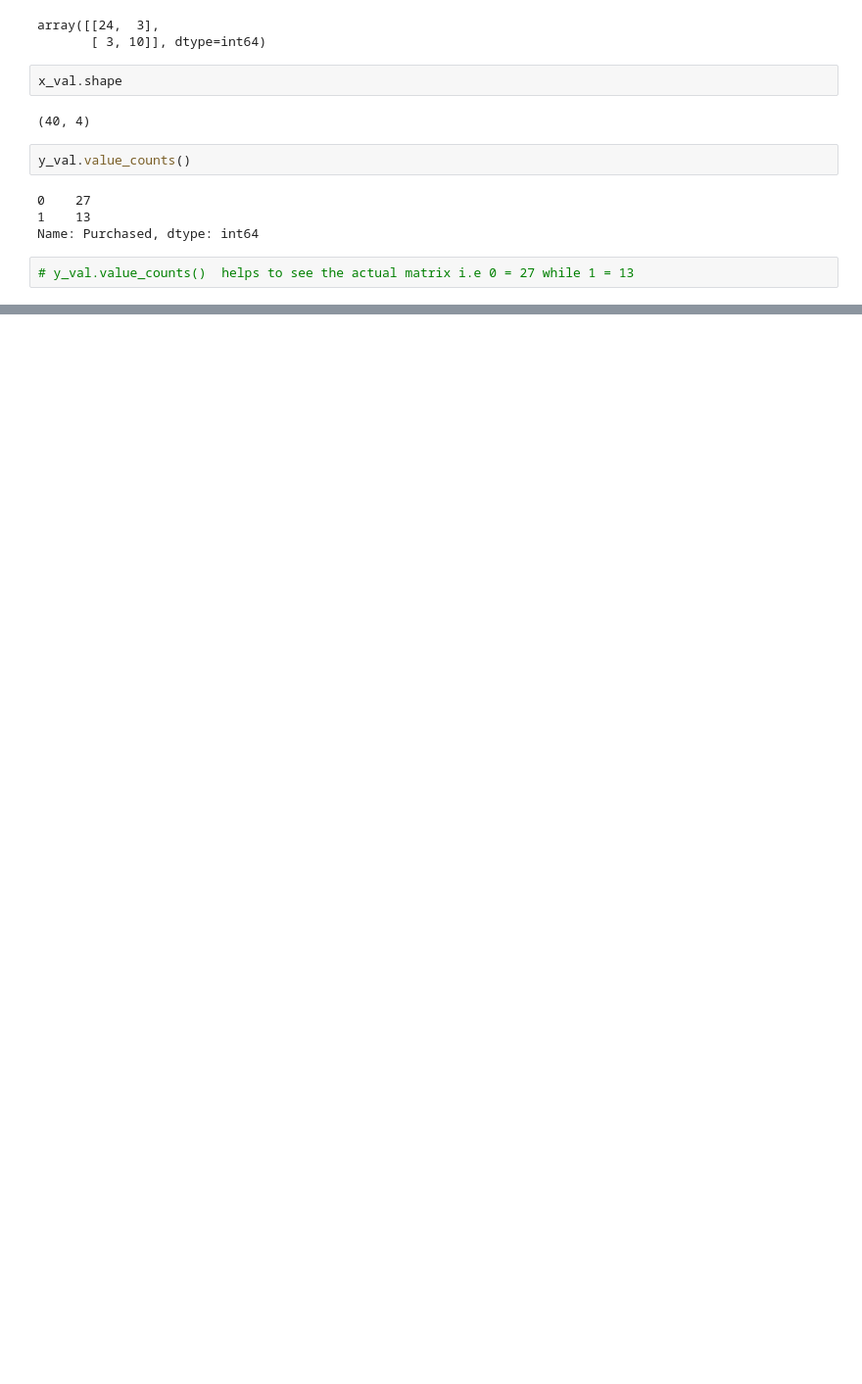
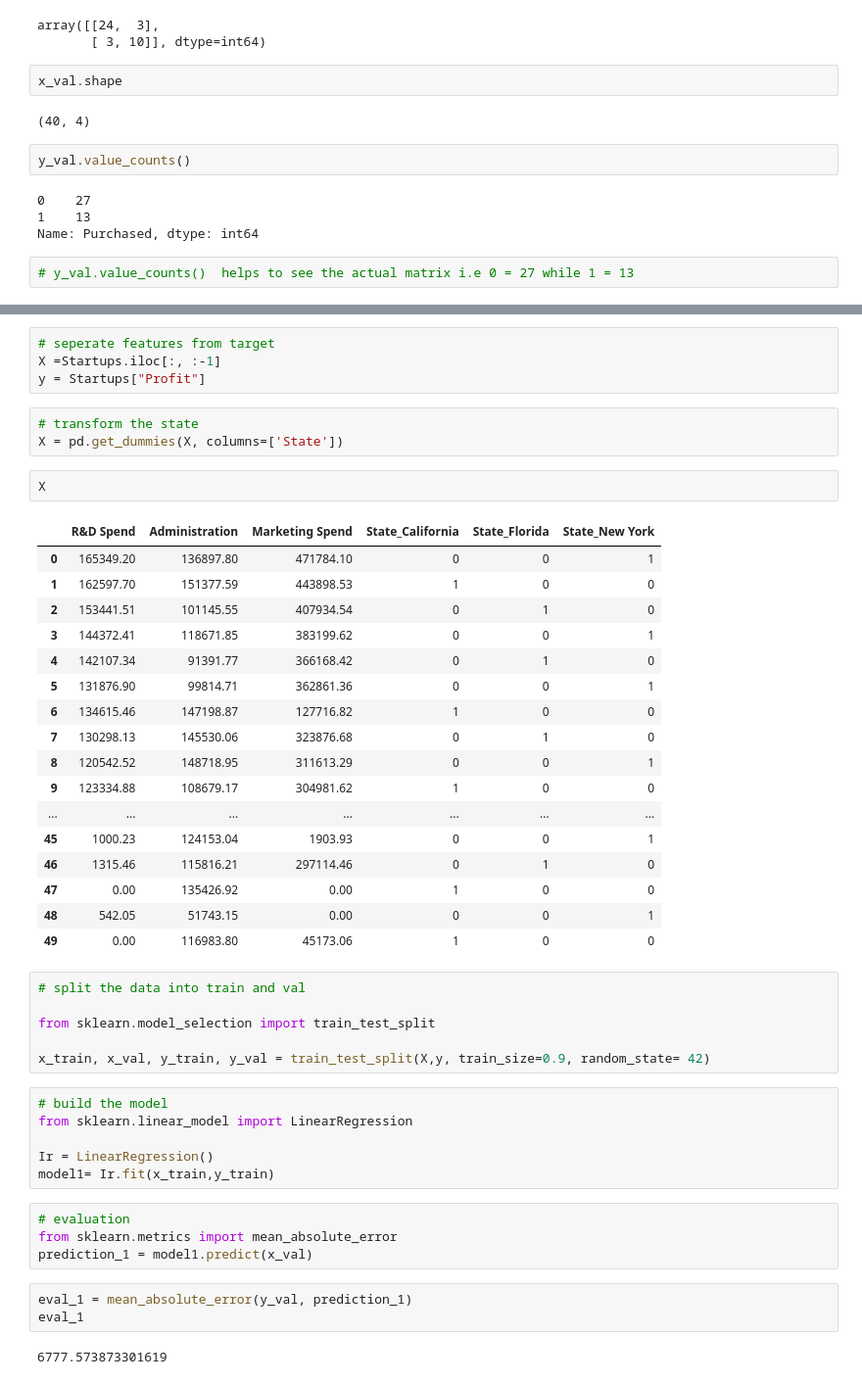
Before and after one commit to KennethAgbo/Introduction-to-Machine-Learning, a Jupyter notebook: Introduction to Machine Learning Notebook.ipynb, the cells around one changed output, grey strips where cells are left out. Shown: that part at 98% size. Saved outputs shown, nothing was run; the diff lists cells and outputs as text; blank space fills up the shorter version.

```diff
--- a/Introduction to Machine Learning Notebook.ipynb
+++ b/Introduction to Machine Learning Notebook.ipynb
@@ -198,0 +257,48 @@ Name: Purchased, dtype: int64
+# %%
+# seperate features from target
+X =Startups.iloc[:, :-1]
+y = Startups["Profit"]
+# %%
+# transform the state
+X = pd.get_dummies(X, columns=['State'])
+# %%
+X
+# %% [output]
+|  | R&D Spend | Administration | Marketing Spend | State_California | State_Florida | State_New York |
+| 0 | 165349.20 | 136897.80 | 471784.10 | 0 | 0 | 1 |
+| 1 | 162597.70 | 151377.59 | 443898.53 | 1 | 0 | 0 |
+| 2 | 153441.51 | 101145.55 | 407934.54 | 0 | 1 | 0 |
+| 3 | 144372.41 | 118671.85 | 383199.62 | 0 | 0 | 1 |
+| 4 | 142107.34 | 91391.77 | 366168.42 | 0 | 1 | 0 |
+| 5 | 131876.90 | 99814.71 | 362861.36 | 0 | 0 | 1 |
+| 6 | 134615.46 | 147198.87 | 127716.82 | 1 | 0 | 0 |
+| 7 | 130298.13 | 145530.06 | 323876.68 | 0 | 1 | 0 |
+| 8 | 120542.52 | 148718.95 | 311613.29 | 0 | 0 | 1 |
+| 9 | 123334.88 | 108679.17 | 304981.62 | 1 | 0 | 0 |
+| ... | ... | ... | ... | ... | ... | ... |
+| 45 | 1000.23 | 124153.04 | 1903.93 | 0 | 0 | 1 |
+| 46 | 1315.46 | 115816.21 | 297114.46 | 0 | 1 | 0 |
+| 47 | 0.00 | 135426.92 | 0.00 | 1 | 0 | 0 |
+| 48 | 542.05 | 51743.15 | 0.00 | 0 | 0 | 1 |
+| 49 | 0.00 | 116983.80 | 45173.06 | 1 | 0 | 0 |
+# %%
+# split the data into train and val
+
+from sklearn.model_selection import train_test_split
+
+x_train, x_val, y_train, y_val = train_test_split(X,y, train_size=0.9, random_state= 42)
+# %%
+# build the model
+from sklearn.linear_model import LinearRegression
+
+Ir = LinearRegression()
+model1= Ir.fit(x_train,y_train)
+# %%
+# evaluation
+from sklearn.metrics import mean_absolute_error
+prediction_1 = model1.predict(x_val)
+# %%
+eval_1 = mean_absolute_error(y_val, prediction_1)
+eval_1
+# %% [output]
+6777.573873301619
```
Also changed, not shown: parts of 26 cells of this notebook.
